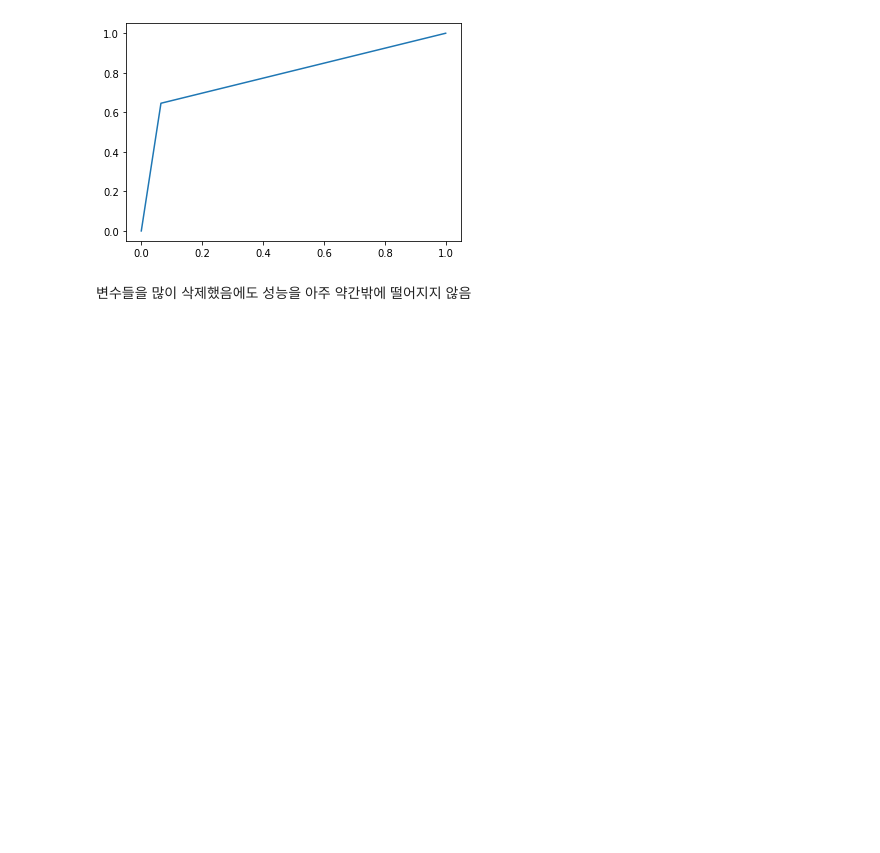
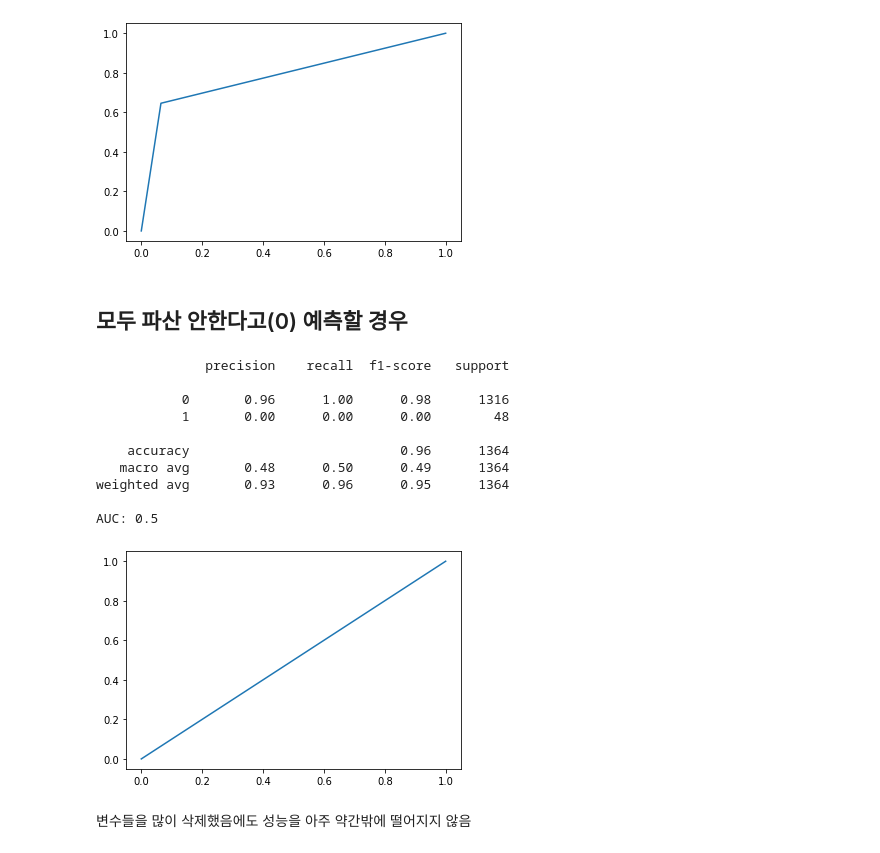
Before and after one commit to 94spinoza/Code-Blocks, a Jupyter notebook: Company_Bankruptcy_Prediction.ipynb, the cells around one changed output. Saved outputs shown, nothing was run; the diff lists cells and outputs as text; code cells hidden in the pictures; blank space fills up the shorter version.

```diff
--- a/Company_Bankruptcy_Prediction.ipynb
+++ b/Company_Bankruptcy_Prediction.ipynb
@@ -30,13 +30,10 @@ Archive:  company-bankruptcy-prediction.zip
 # %%
 import pandas as pd
 import matplotlib.pyplot as plt
-import numpy as np
 from sklearn.model_selection import train_test_split
 
 
-df_origin = pd.read_csv('./data.csv')
-target = 'Bankrupt?'
-
+df_origin = pd.read_csv("data.csv")
 df, df_test = train_test_split(df_origin, test_size=0.2)
 
 ## 기준 모델
@@ -337,6 +342,35 @@ weighted avg       0.96      0.93      0.94      1364
 
 AUC: 0.790621833839919
 [figure]
+# %% [markdown]
+## 모두 파산 안한다고(0) 예측할 경우
+# %%
+y_deny = pd.DataFrame({'Bankruptcy?':[0]*1364})
+
+## Confusion Matrix 출력
+print(classification_report(y_test, y_deny))
+
+## ROC Curve 활용
+fpr, tpr, thresholds = roc_curve(y_test, y_deny, pos_label = 1)
+
+# ROC curve
+plt.plot(fpr,tpr)
+
+# AUC
+auc = np.trapz(tpr,fpr)
+print("AUC:",auc)
+# %% [output]
+              precision    recall  f1-score   support
+
+           0       0.96      1.00      0.98      1316
+           1       0.00      0.00      0.00        48
+
+    accuracy                           0.96      1364
+   macro avg       0.48      0.50      0.49      1364
+weighted avg       0.93      0.96      0.95      1364
+
+AUC: 0.5
+[figure, added]
 # %% [markdown]
 변수들을 많이 삭제했음에도 성능을 아주 약간밖에 떨어지지 않음
 # %% [markdown]
```
Also changed, not shown: parts of 2 cells of this notebook.
